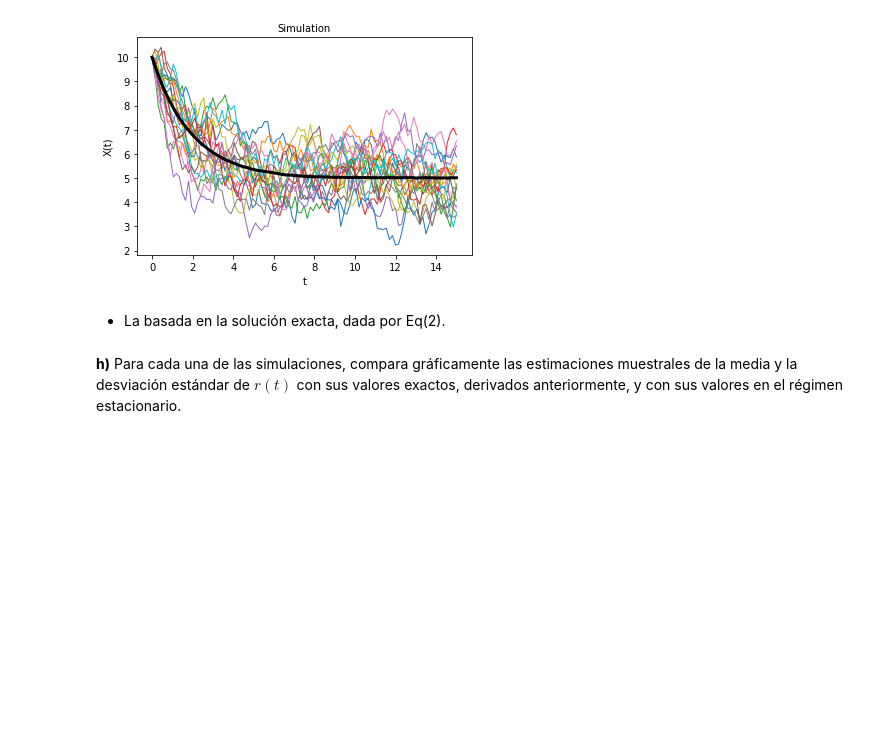
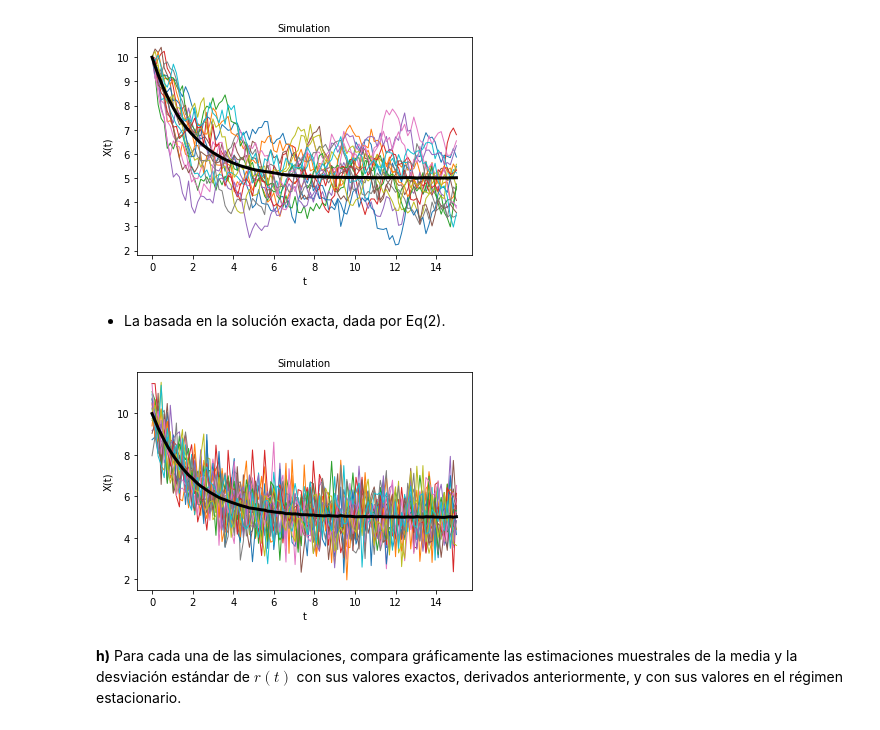
Before and after one commit to glorelvalle/g-mucd, a Jupyter notebook: pe/examen_valle_cano/examen_PE_2022_01_12/examen_ordinaria_PE_2020_2021_plantilla.ipynb, the cells around one changed output. Saved outputs shown, nothing was run; the diff lists cells and outputs as text; code cells hidden in the pictures; blank space fills up the shorter version.

```diff
--- a/pe/examen_valle_cano/examen_PE_2022_01_12/examen_ordinaria_PE_2020_2021_plantilla.ipynb
+++ b/pe/examen_valle_cano/examen_PE_2022_01_12/examen_ordinaria_PE_2020_2021_plantilla.ipynb
@@ -402,6 +402,18 @@ stoch.plot_trajectories(t_mils, X_euler, fig_num=1)
 [figure]
 # %% [markdown]
 * La basada en la solución exacta, dada por Eq(2).
+# %%
+def vasicek(t0, x0, T, M, N):
+    t = np.linspace(t0, t0+T, N+1)          # grid
+    Z = np.random.randn(M, N+1)             # gaussian white noise
+    frac = 1. - np.exp(-2. * alpha * (t-t0)) / 2.*alpha
+    r_t = r_inf + (x0 - r_inf) * np.exp(-alpha*(t-t0)) + sigma*np.sqrt(frac) * Z
+    return t, r_t
+
+t, X_vas = vasicek(t0, x0, T, M, N)
+stoch.plot_trajectories(t, X_vas, fig_num=1)
+# %% [output]
+[figure, added]
 # %% [markdown]
 **h)** Para cada una de las simulaciones, compara gráficamente las estimaciones muestrales de la media y la desviación estándar de $r(t)$ con sus valores exactos, derivados anteriormente, y con sus valores en el régimen estacionario.
 # %%
```
Also changed, not shown: parts of 1 cell of this notebook.
